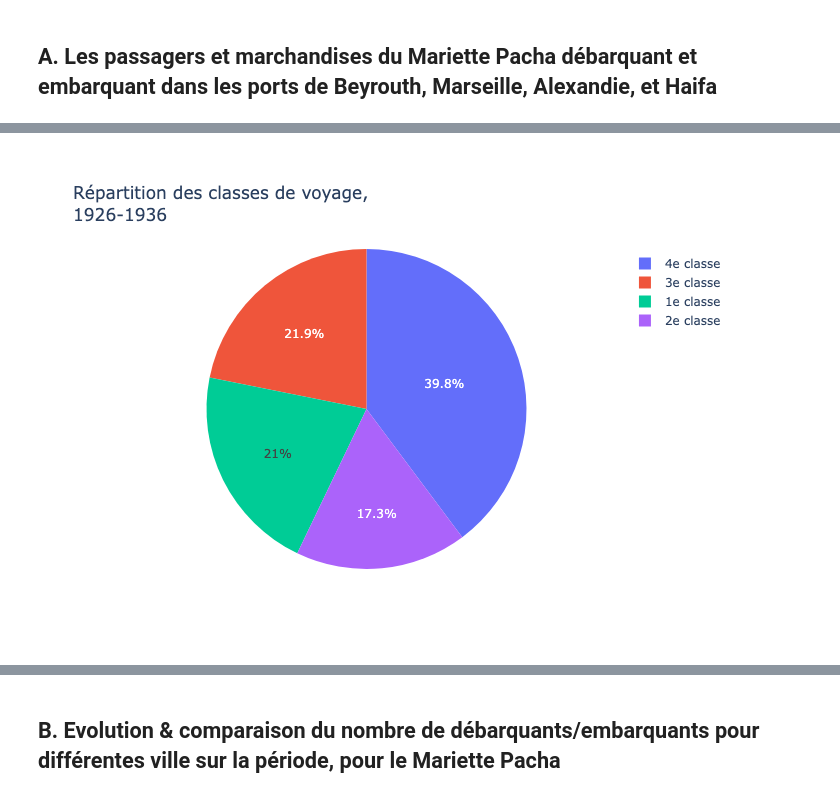
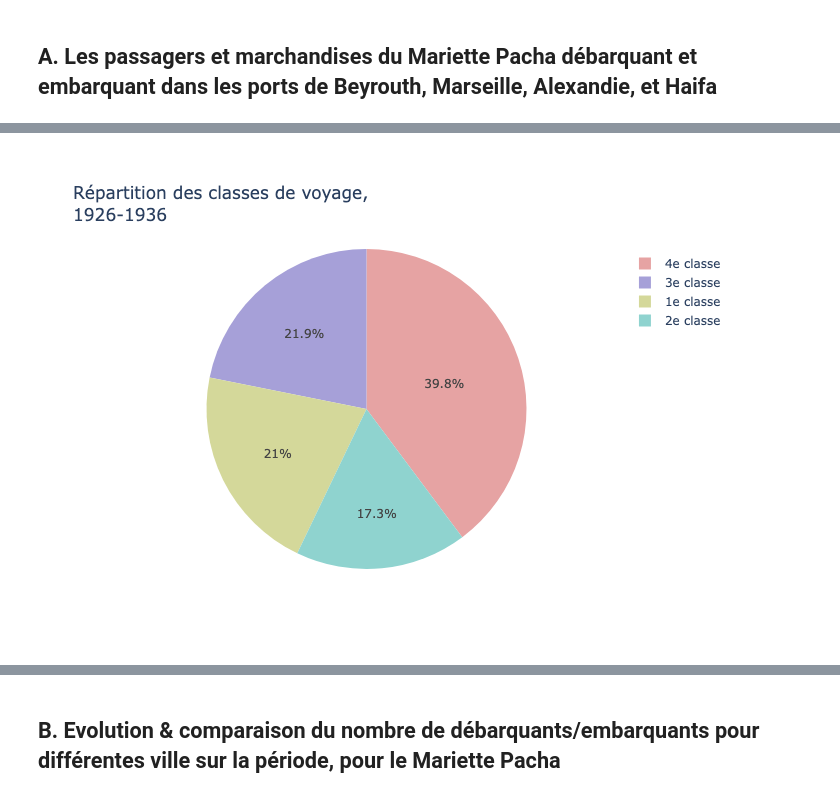
Before and after one commit to lod4hss-projects/borders, a Jupyter notebook: analysis/analysis.ipynb, the cells around one changed output, grey strips where cells are left out. Cells and saved outputs as stored; diff of their text form; code cells hidden in the pictures.

```diff
--- a/analysis/analysis.ipynb
+++ b/analysis/analysis.ipynb
@@ -295,13 +355,14 @@ display(Image(filename="persons-departures-city.png"))
 # %%
 fig = px.pie(
     names=['1e classe', '2e classe', '3e classe', '4e classe'],
     values=[global_departures['e_1'].sum(), global_departures['e_2'].sum(), global_departures['e_3'].sum(), global_departures['e_4'].sum()],
-    title=f"Répartition des classes de voyage,<br>{begin_year}-{end_year}"
+    title=f"Répartition des classes de voyage,<br>{begin_year}-{end_year}",
+    color_discrete_sequence=COLORS_CLASSES
 )
 fig.write_image("persons-classes.png")
 display(Image(filename="persons-classes.png"))
 # %% [output]
-[figure, old version]
+[figure, new version]
 # %%
 # Create the grouped bar chart
 fig = go.Figure()
```
Also changed, not shown: parts of 26 cells of this notebook, 31 other files.
